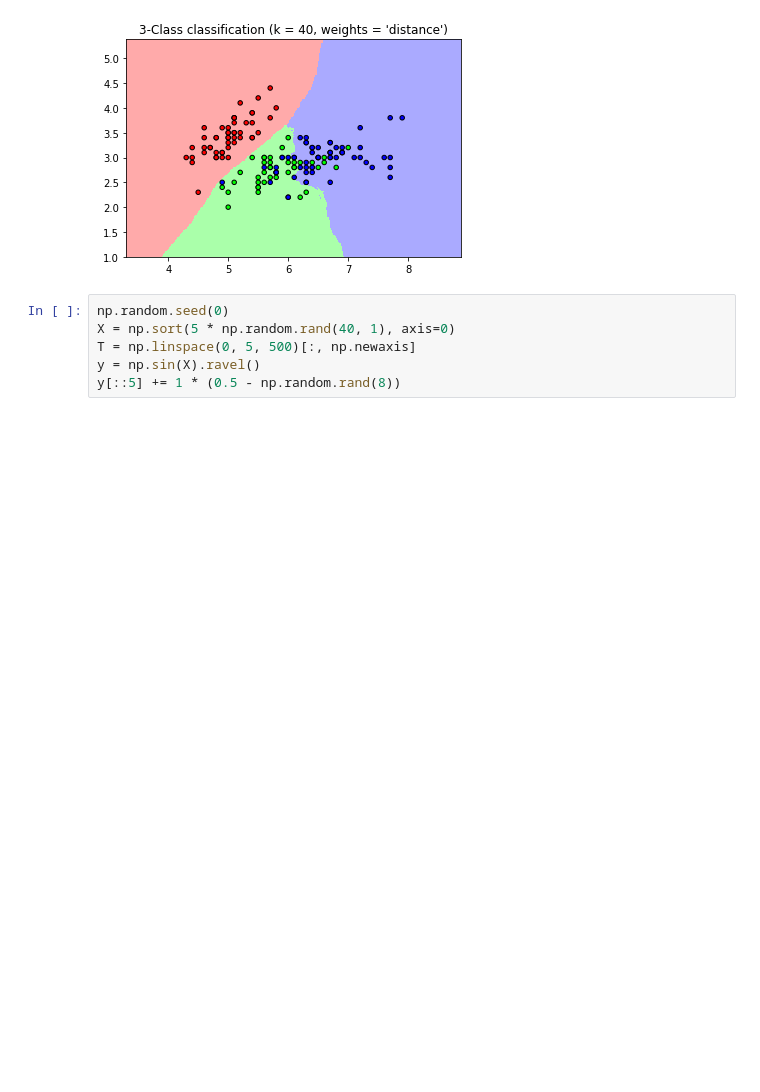
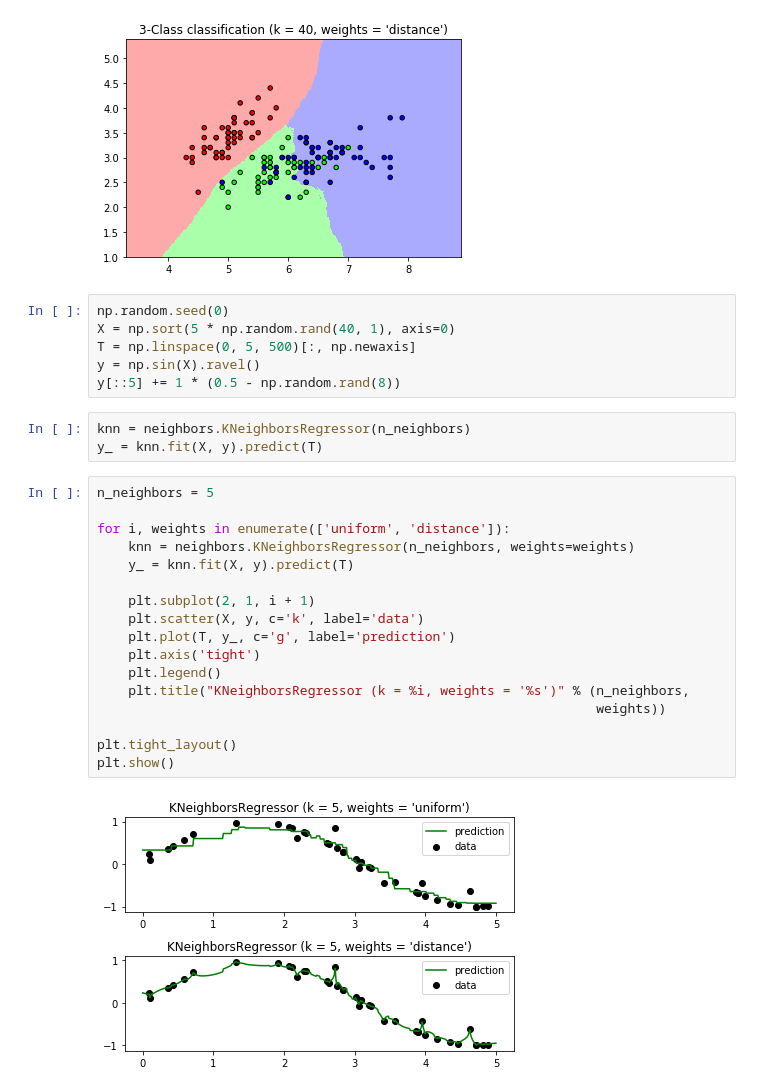
Before and after one commit to YoungJae-Hur/Data-science, a Jupyter notebook: ml-algorithms/5. K-Nearest-Neighborhood_Algorithm.ipynb, the cells around one changed output. Drawn from its saved outputs; the diff is of its cells as text; blank space fills up the shorter version.

Commit message:
Add graphs of knn algo

```diff
--- a/ml-algorithms/5. K-Nearest-Neighborhood_Algorithm.ipynb
+++ b/ml-algorithms/5. K-Nearest-Neighborhood_Algorithm.ipynb
@@ -151,3 +151,25 @@ X = np.sort(5 * np.random.rand(40, 1), axis=0)
 T = np.linspace(0, 5, 500)[:, np.newaxis]
 y = np.sin(X).ravel()
 y[::5] += 1 * (0.5 - np.random.rand(8))
+# %%
+knn = neighbors.KNeighborsRegressor(n_neighbors)
+y_ = knn.fit(X, y).predict(T)
+# %%
+n_neighbors = 5
+
+for i, weights in enumerate(['uniform', 'distance']):
+    knn = neighbors.KNeighborsRegressor(n_neighbors, weights=weights)
+    y_ = knn.fit(X, y).predict(T)
+
+    plt.subplot(2, 1, i + 1)
+    plt.scatter(X, y, c='k', label='data')
+    plt.plot(T, y_, c='g', label='prediction')
+    plt.axis('tight')
+    plt.legend()
+    plt.title("KNeighborsRegressor (k = %i, weights = '%s')" % (n_neighbors,
+                                                                weights))
+
+plt.tight_layout()
+plt.show()
+# %% [output]
+[figure, added]
```
